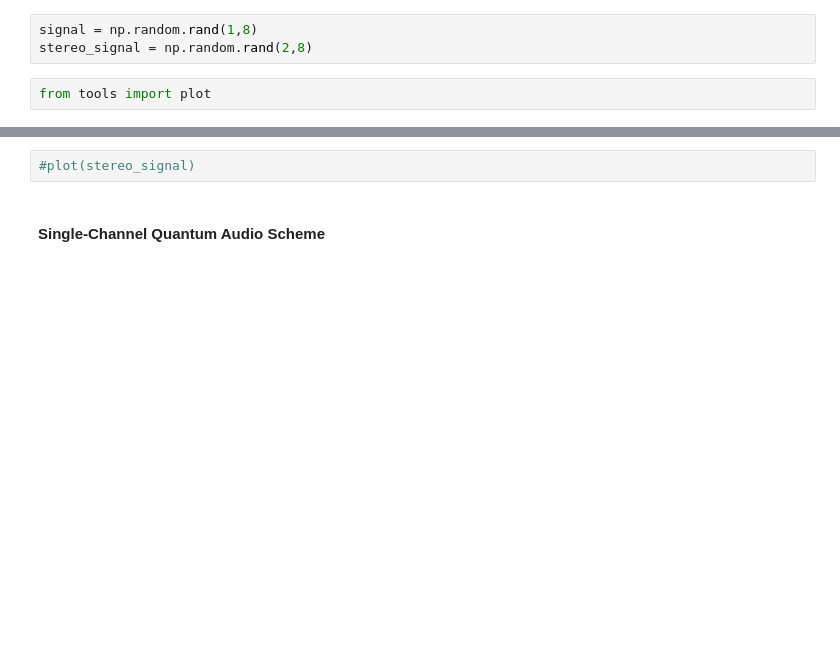
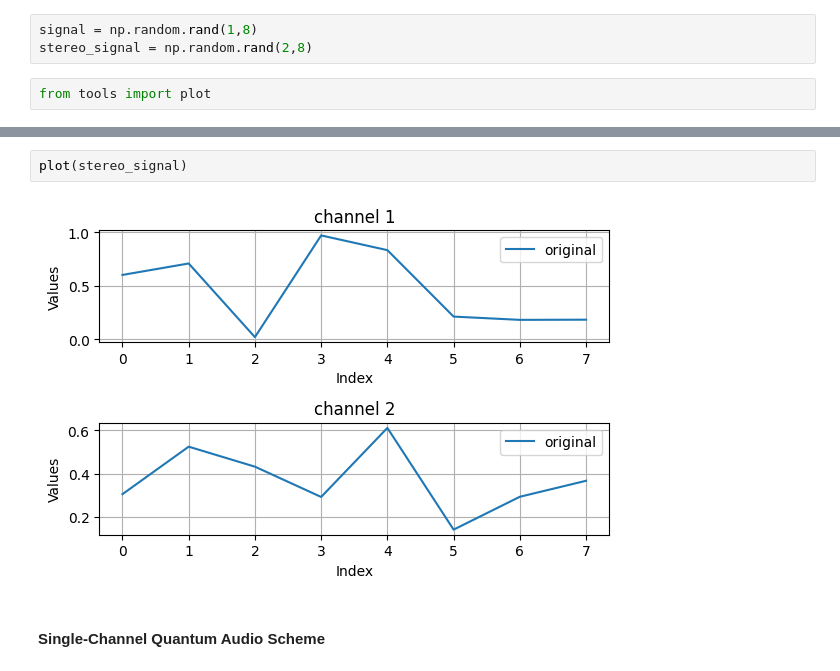
Before and after one commit to moth-quantum/quantum-audio, a Jupyter notebook: DEMO.ipynb, the cells around one changed output, grey strips where cells are left out. Cells and saved outputs as stored; diff of their text form; blank space fills up the shorter version.

```diff
--- a/DEMO.ipynb
+++ b/DEMO.ipynb
@@ -67,5 +69,7 @@ from tools import plot
 # %%
-#plot(stereo_signal)
+plot(stereo_signal)
+# %% [output]
+[figure, added]
 # %% [markdown]
 #### Single-Channel Quantum Audio Scheme <a id="single-channel"></a>
 # %% [markdown]
```
Also changed, not shown: parts of 3 cells of this notebook.
